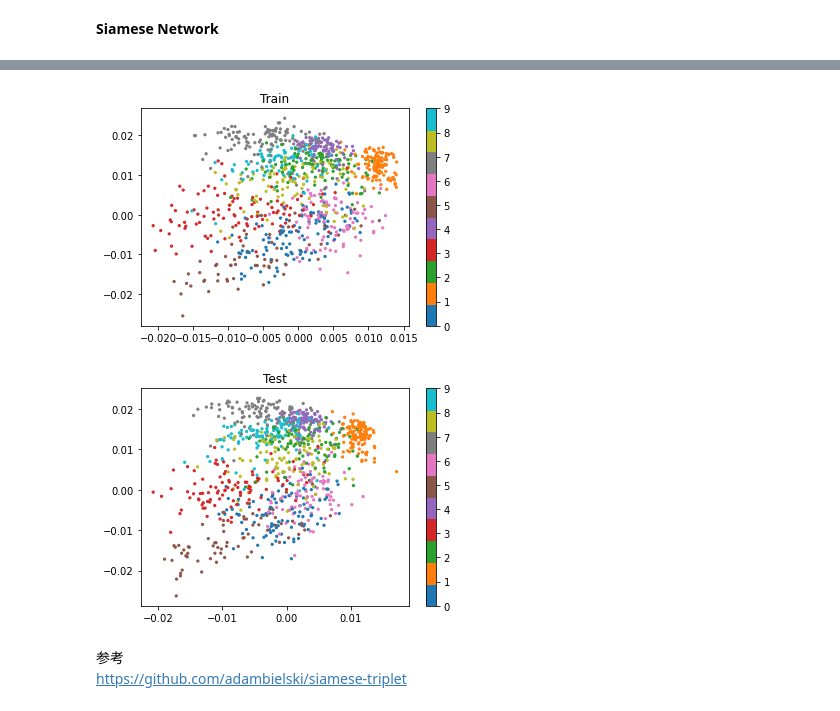
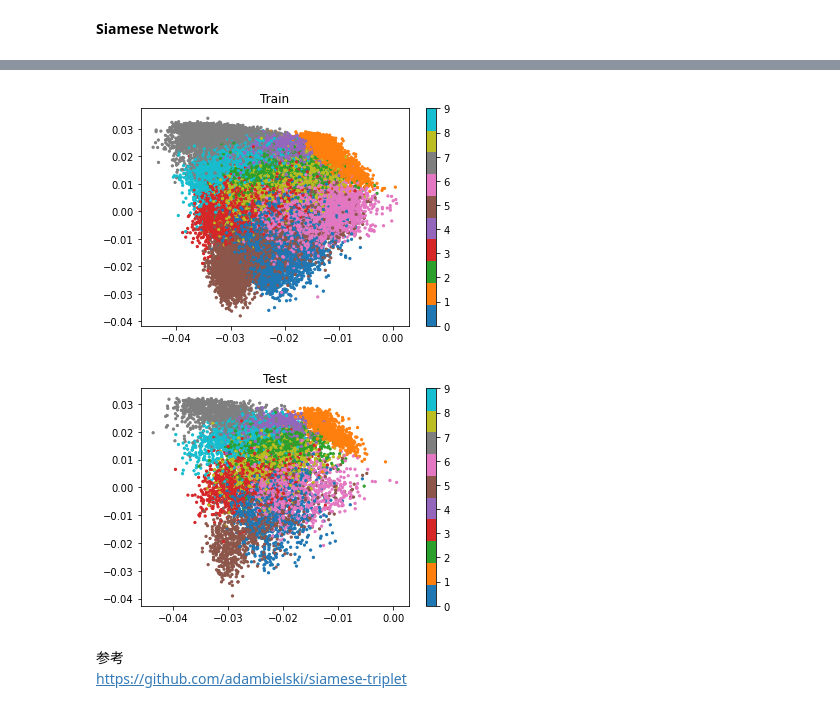
Before and after one commit to namoshi/dl_intro, a Jupyter notebook: siamese.ipynb, the cells around one changed output, grey strips where cells are left out. Saved outputs shown, nothing was run; the diff lists cells and outputs as text; code cells hidden in the pictures.

```diff
--- a/siamese.ipynb
+++ b/siamese.ipynb
@@ -213,29 +213,31 @@ dataloader_plot_test  = utils.data.DataLoader(dataset_plot_test,
                                           num_workers=4)
 # %%
 ### Train ###
-x, t = iter(dataloader_plot_train).next()
-x = x.to(device)
-y = model.forward_plot(x)
-y = y.cpu().detach().numpy()
+for x, t in dataloader_plot_train:
+    x = x.to(device)
+    y = model.forward_plot(x)
+    y = y.cpu().detach().numpy()
 
-plt.scatter(y[:,0], y[:,1], c=t, s=5, cmap=cm.tab10)
+    plt.scatter(y[:,0], y[:,1], c=t, s=5, cmap=cm.tab10)
+
 plt.title("Train")
 plt.colorbar()
 plt.show()
 
 ### Test ###
-x, t = iter(dataloader_plot_test).next()
-x = x.to(device)
-y = model.forward_plot(x)
-y = y.cpu().detach().numpy()
+for x, t in dataloader_plot_test:
+    x = x.to(device)
+    y = model.forward_plot(x)
+    y = y.cpu().detach().numpy()
 
-plt.scatter(y[:,0], y[:,1], c=t, s=5, cmap=cm.tab10)
+    plt.scatter(y[:,0], y[:,1], c=t, s=5, cmap=cm.tab10)
+
 plt.title("Test")
 plt.colorbar()
 plt.show()
 # %% [output]
-[figure, old version]
+[figure, new version]
-[figure, old version]
+[figure, new version]
 # %% [markdown]
 参考<br>
 https://github.com/adambielski/siamese-triplet
```
Also changed, not shown: parts of 1 cell of this notebook, 3 other files.
